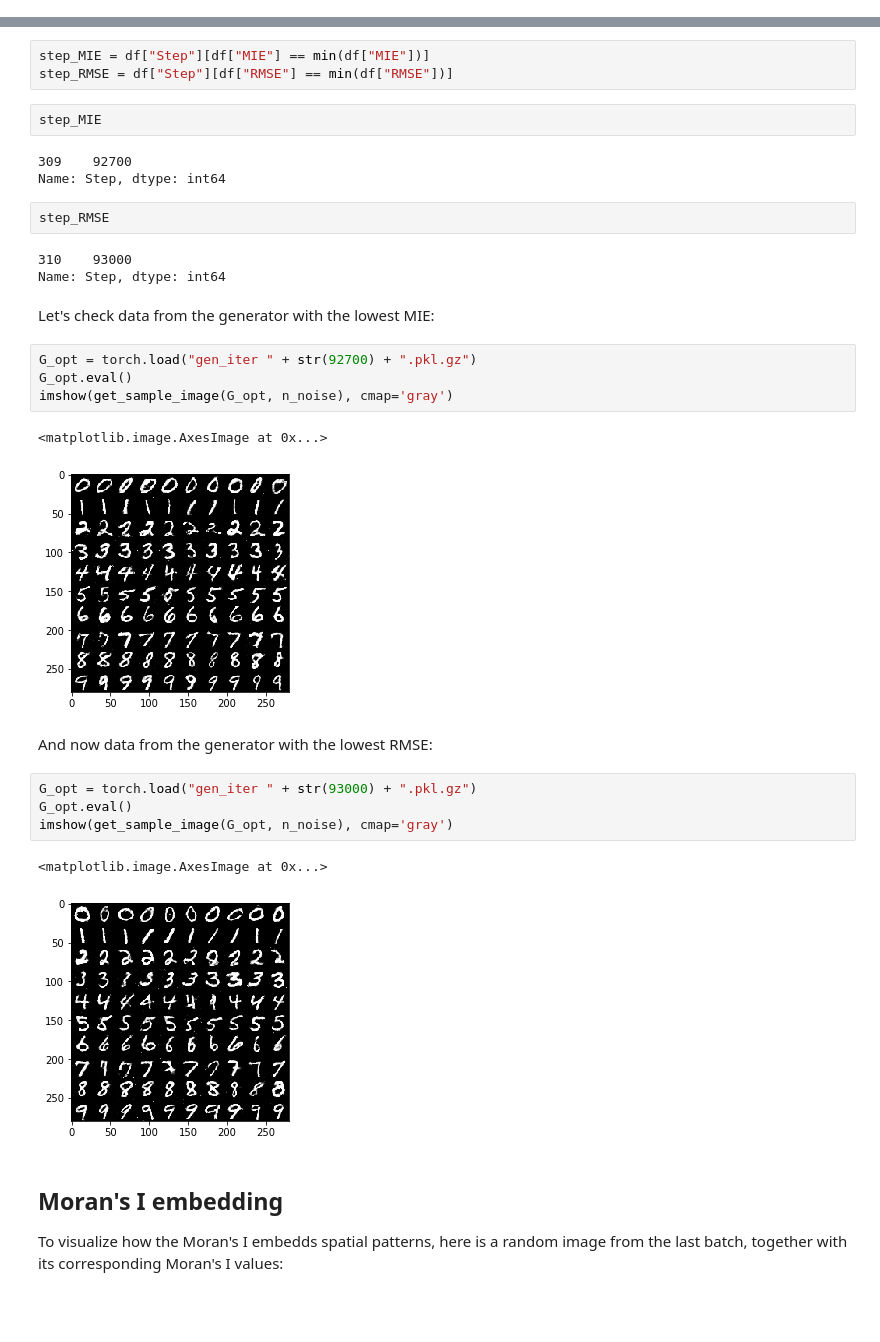
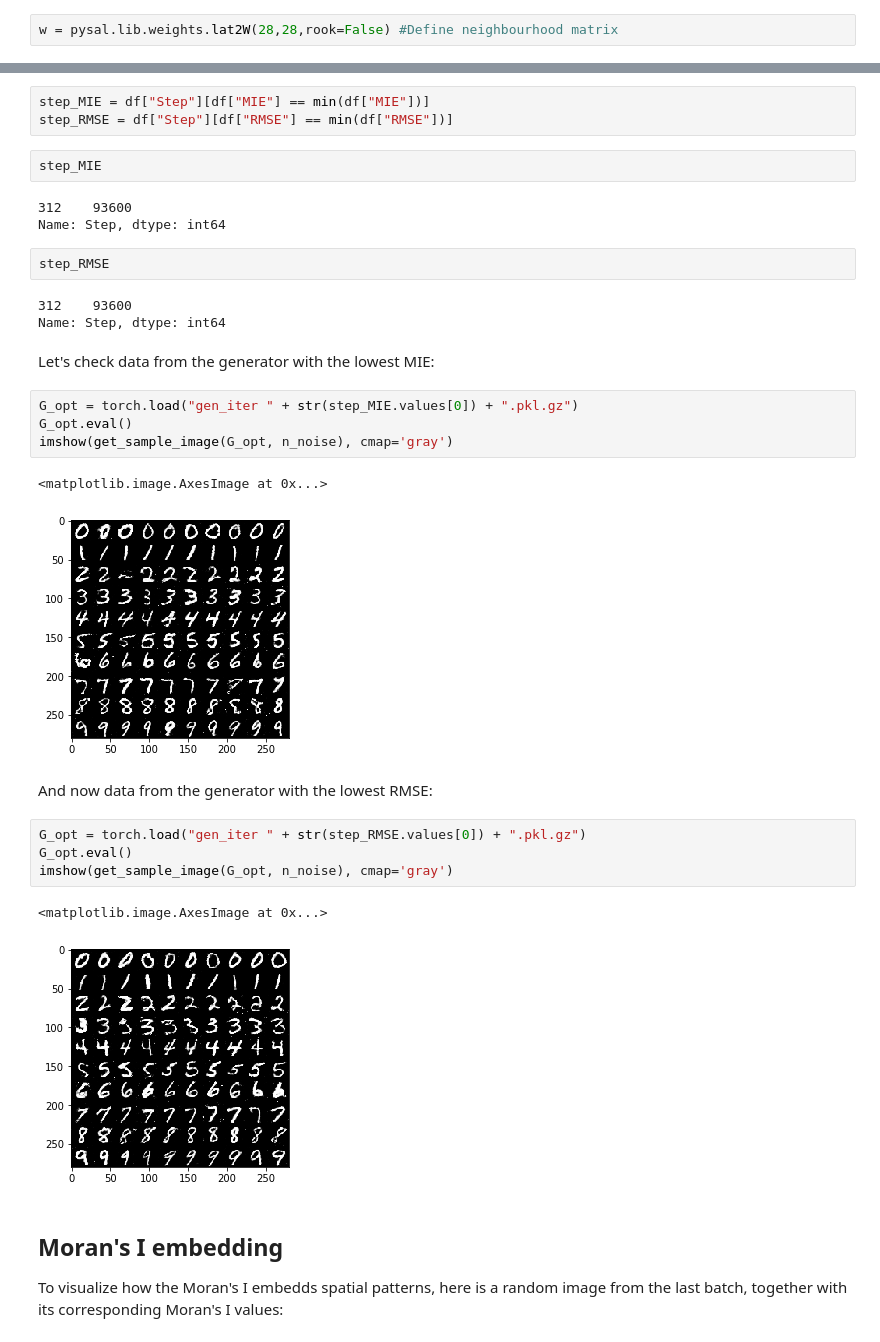
Before and after one commit to konstantinklemmer/spacegan, a Jupyter notebook: Example_04_MIE_CGAN_MNIST.ipynb, the cells around one changed output, grey strips where cells are left out. Cells and saved outputs as stored; diff of their text form; blank space fills up the shorter version.

```diff
--- a/Example_04_MIE_CGAN_MNIST.ipynb
+++ b/Example_04_MIE_CGAN_MNIST.ipynb
@@ -161,6 +161,8 @@ check_interval = 300
 # %%
 D_labels = torch.ones([batch_size, 1]).to(DEVICE) # Discriminator Label to real
 D_fakes = torch.zeros([batch_size, 1]).to(DEVICE) # Discriminator Label to fake
+# %%
+w = pysal.lib.weights.lat2W(28,28,rook=False) #Define neighbourhood matrix
 # %%
 if not os.path.exists('samples'):
     os.makedirs('samples')
@@ -300,31 +302,31 @@ step_RMSE = df["Step"][df["RMSE"] == min(df["RMSE"])]
 # %%
 step_MIE
 # %% [output]
-309    92700
+312    93600
 Name: Step, dtype: int64
 # %%
 step_RMSE
 # %% [output]
-310    93000
+312    93600
 Name: Step, dtype: int64
 # %% [markdown]
 Let's check data from the generator with the lowest MIE:
 # %%
-G_opt = torch.load("gen_iter " + str(92700) + ".pkl.gz")
+G_opt = torch.load("gen_iter " + str(step_MIE.values[0]) + ".pkl.gz")
 G_opt.eval()
 imshow(get_sample_image(G_opt, n_noise), cmap='gray')
 # %% [output]
 <matplotlib.image.AxesImage at 0x...>
-[figure, old version]
+[figure, new version]
 # %% [markdown]
 And now data from the generator with the lowest RMSE:
 # %%
-G_opt = torch.load("gen_iter " + str(93000) + ".pkl.gz")
+G_opt = torch.load("gen_iter " + str(step_RMSE.values[0]) + ".pkl.gz")
 G_opt.eval()
 imshow(get_sample_image(G_opt, n_noise), cmap='gray')
 # %% [output]
 <matplotlib.image.AxesImage at 0x...>
-[figure, old version]
+[figure, new version]
 # %% [markdown]
 ## Moran's I embedding
 
```
Also changed, not shown: parts of 4 cells of this notebook, 1 other file.
